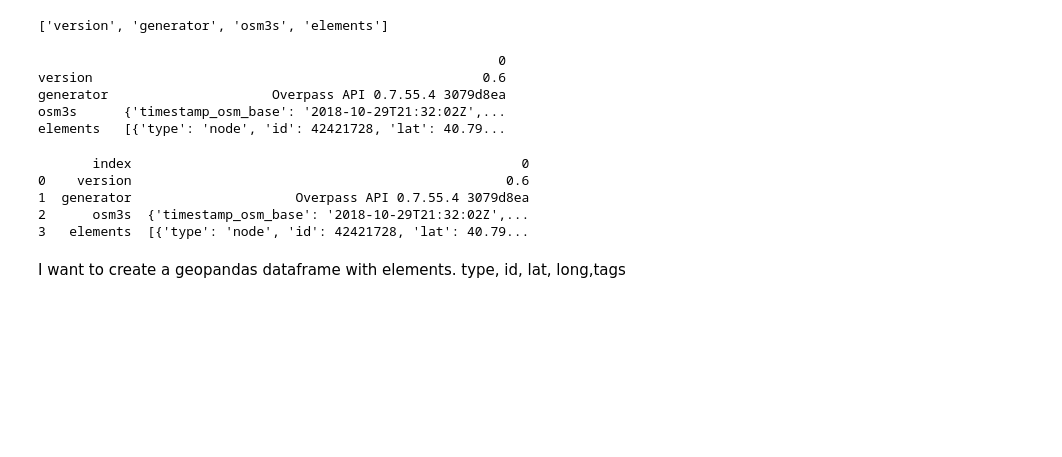
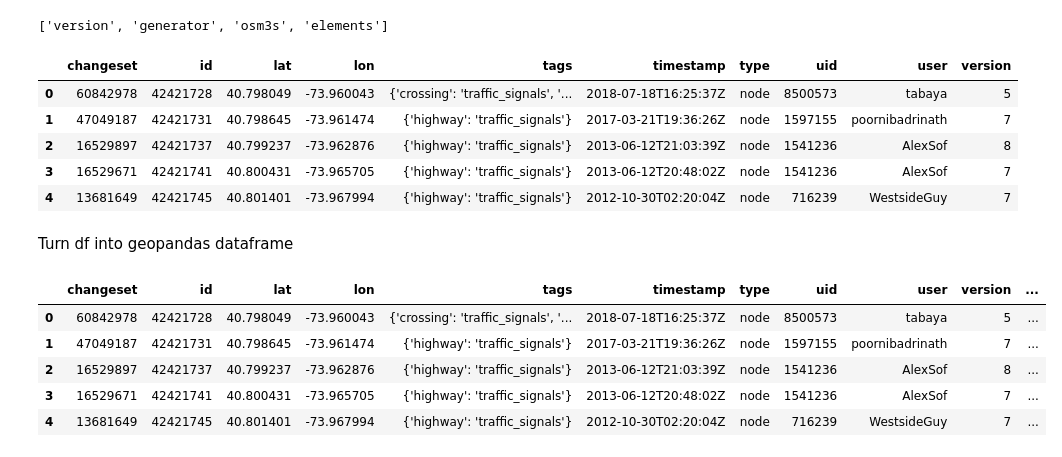
Before and after one commit to jeremysze/LPIS, a Jupyter notebook: Export Traffic signal from Overpass API.ipynb, the cells around one changed output. Drawn from its saved outputs; the diff is of its cells as text; code cells hidden in the pictures; blank space fills up the shorter version.

```diff
--- a/Export Traffic signal from Overpass API.ipynb
+++ b/Export Traffic signal from Overpass API.ipynb
@@ -34,30 +38,31 @@ https://stackoverflow.com/questions/7771011/parse-json-in-python
 https://gis.stackexchange.com/questions/225586/reading-raw-data-into-geopandas
 https://stackoverflow.com/questions/33559660/error-while-reading-json-file
 # %%
-data = urllib.request.urlopen("http://overpass-api.de/api/interpreter?data=[out:json];node[highway=traffic_signals](40.37753432750217,-74.35908999097687,41.01617676767561,-73.60019572851844);out%20meta;").read()
-output = json.loads(data)
+url = "http://overpass-api.de/api/interpreter?data=[out:json];node[highway=traffic_signals](40.37753432750217,-74.35908999097687,41.01617676767561,-73.60019572851844);out%20meta;"
+output = json.loads(requests.get(url).text)
 list(output.keys())
 # %% [output]
 ['version', 'generator', 'osm3s', 'elements']
 # %%
 # converting json dataset from dictionary to dataframeprint(data.head())
-data = pd.DataFrame.from_dict(output, orient='index')
-print(data.head())
+df = json_normalize(output,'elements')
+df.head()
 # %% [output]
-                                                           0
-version                                                  0.6
-generator                     Overpass API 0.7.55.4 3079d8ea
-osm3s      {'timestamp_osm_base': '2018-10-29T21:32:02Z',...
-elements   [{'type': 'node', 'id': 42421728, 'lat': 40.79...
+|  | changeset | id | lat | lon | tags | timestamp | type | uid | user | version |
+| 0 | 60842978 | 42421728 | 40.798049 | -73.960043 | {'crossing': 'traffic_signals', '... | 2018-07-18T16:25:37Z | node | 8500573 | tabaya | 5 |
+| 1 | 47049187 | 42421731 | 40.798645 | -73.961474 | {'highway': 'traffic_signals'} | 2017-03-21T19:36:26Z | node | 1597155 | poornibadrinath | 7 |
+| 2 | 16529897 | 42421737 | 40.799237 | -73.962876 | {'highway': 'traffic_signals'} | 2013-06-12T21:03:39Z | node | 1541236 | AlexSof | 8 |
+| 3 | 16529671 | 42421741 | 40.800431 | -73.965705 | {'highway': 'traffic_signals'} | 2013-06-12T20:48:02Z | node | 1541236 | AlexSof | 7 |
+| 4 | 13681649 | 42421745 | 40.801401 | -73.967994 | {'highway': 'traffic_signals'} | 2012-10-30T02:20:04Z | node | 716239 | WestsideGuy | 7 |
-# %%
-data.reset_index(level=0, inplace=True)
-print(data.head())
-# %% [output]
-       index                                                  0
-0    version                                                0.6
-1  generator                     Overpass API 0.7.55.4 3079d8ea
-2      osm3s  {'timestamp_osm_base': '2018-10-29T21:32:02Z',...
-3   elements  [{'type': 'node', 'id': 42421728, 'lat': 40.79...
-# %% [markdown]
-I want to create a geopandas dataframe with elements.
-type, id, lat, long,tags
+# %% [markdown]
+Turn df into geopandas dataframe
+# %%
+df['Coordinates'] = list(zip(df.lon, df.lat))
+df.head()
+# %% [output]
+|  | changeset | id | lat | lon | tags | timestamp | type | uid | user | version | ... |
+| 0 | 60842978 | 42421728 | 40.798049 | -73.960043 | {'crossing': 'traffic_signals', '... | 2018-07-18T16:25:37Z | node | 8500573 | tabaya | 5 | ... |
+| 1 | 47049187 | 42421731 | 40.798645 | -73.961474 | {'highway': 'traffic_signals'} | 2017-03-21T19:36:26Z | node | 1597155 | poornibadrinath | 7 | ... |
+| 2 | 16529897 | 42421737 | 40.799237 | -73.962876 | {'highway': 'traffic_signals'} | 2013-06-12T21:03:39Z | node | 1541236 | AlexSof | 8 | ... |
+| 3 | 16529671 | 42421741 | 40.800431 | -73.965705 | {'highway': 'traffic_signals'} | 2013-06-12T20:48:02Z | node | 1541236 | AlexSof | 7 | ... |
+| 4 | 13681649 | 42421745 | 40.801401 | -73.967994 | {'highway': 'traffic_signals'} | 2012-10-30T02:20:04Z | node | 716239 | WestsideGuy | 7 | ... |
```
Also changed, not shown: parts of 8 cells of this notebook.
